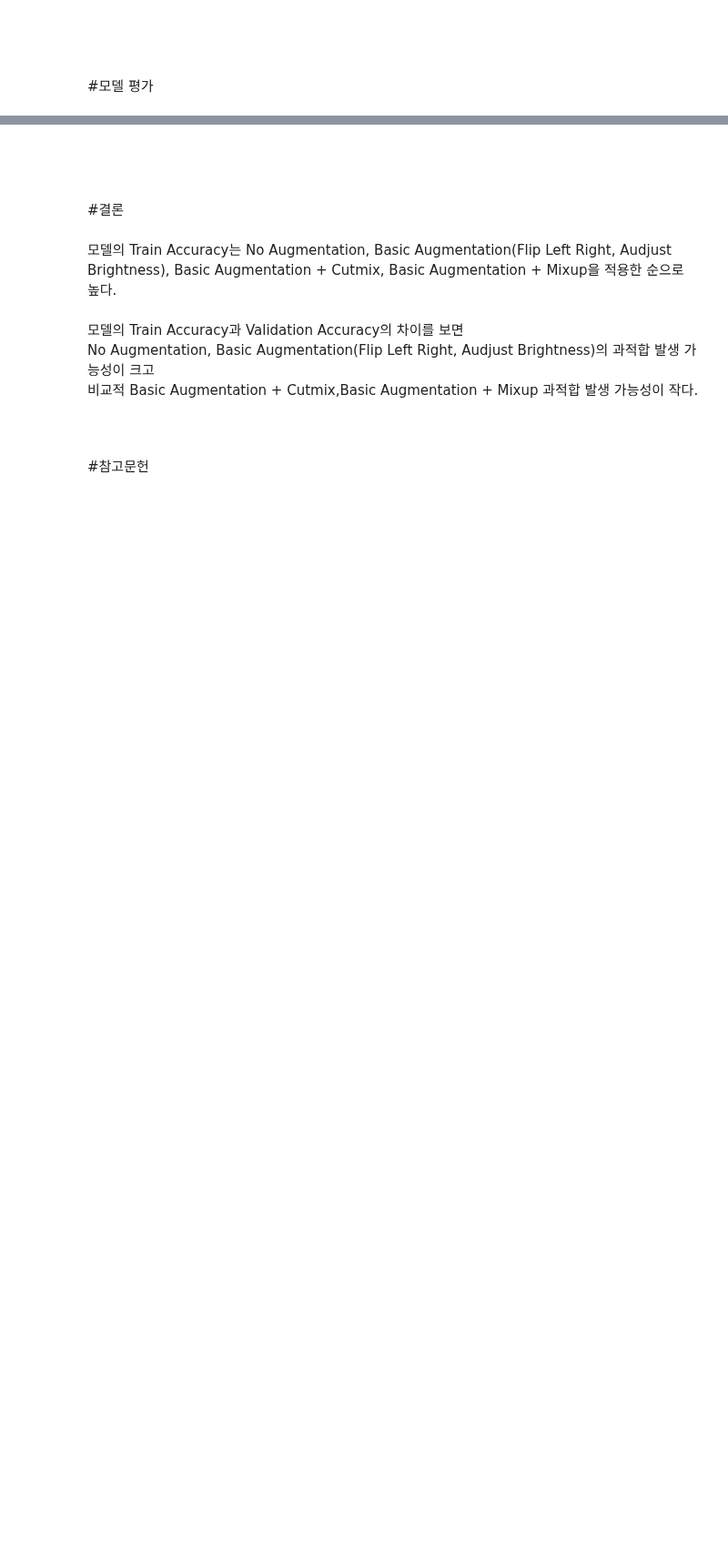
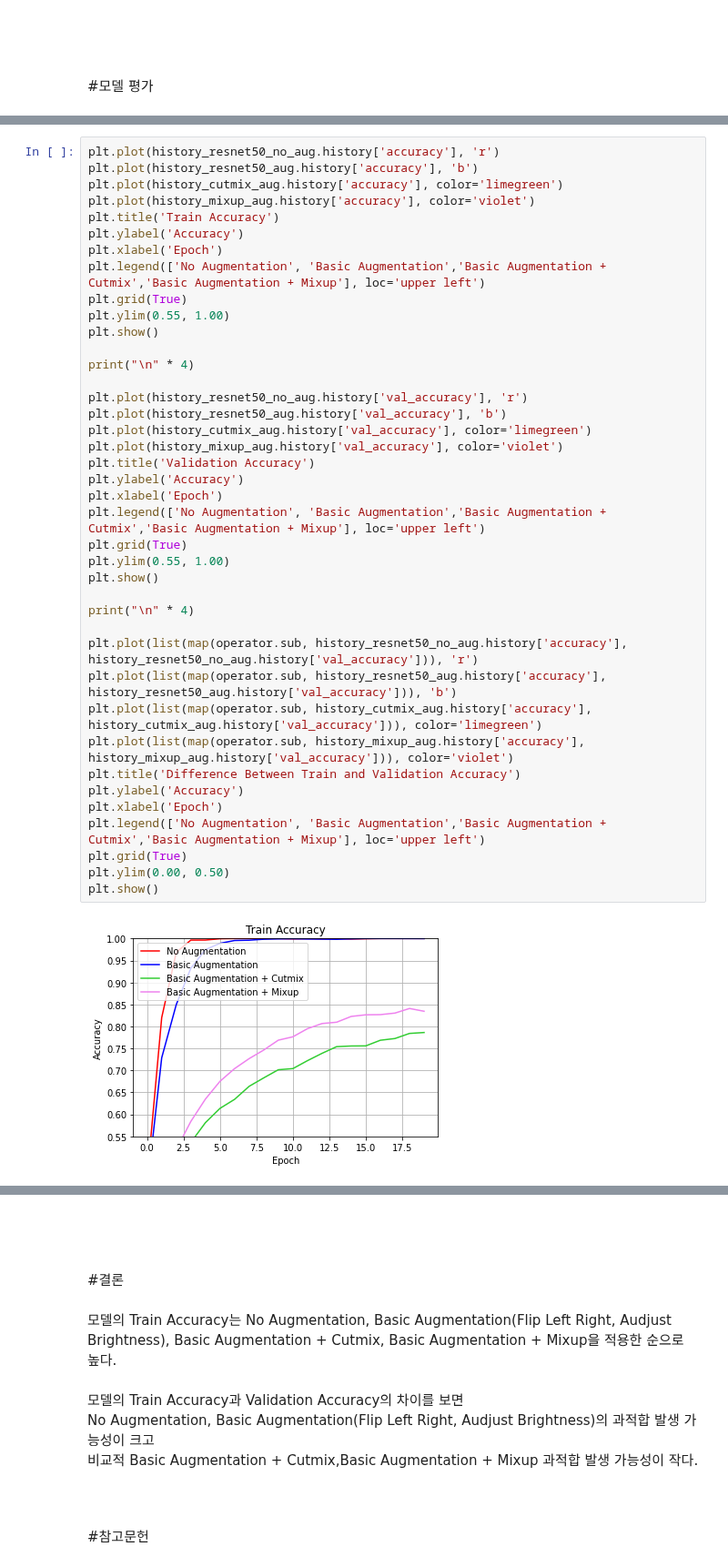
Before and after one commit to minseok0809/aiffel-ai-project, a Jupyter notebook: cv-study/[GD_04]Accuracy_Comparison_Data_Augmentation.ipynb, the cells around one changed output, grey strips where cells are left out. Shown at 91% size. Saved outputs shown, nothing was run; the diff lists cells and outputs as text; blank space fills up the shorter version.

```diff
--- a/cv-study/[GD_04]Accuracy_Comparison_Data_Augmentation.ipynb
+++ b/cv-study/[GD_04]Accuracy_Comparison_Data_Augmentation.ipynb
@@ -532,0 +489,42 @@ plt.show()
+# %%
+plt.plot(history_resnet50_no_aug.history['accuracy'], 'r')
+plt.plot(history_resnet50_aug.history['accuracy'], 'b')
+plt.plot(history_cutmix_aug.history['accuracy'], color='limegreen')
+plt.plot(history_mixup_aug.history['accuracy'], color='violet')
+plt.title('Train Accuracy')
+plt.ylabel('Accuracy')
+plt.xlabel('Epoch')
+plt.legend(['No Augmentation', 'Basic Augmentation','Basic Augmentation + Cutmix','Basic Augmentation + Mixup'], loc='upper left')
+plt.grid(True)
+plt.ylim(0.55, 1.00)
+plt.show()
+
+print("\n" * 4)
+
+plt.plot(history_resnet50_no_aug.history['val_accuracy'], 'r')
+plt.plot(history_resnet50_aug.history['val_accuracy'], 'b')
+plt.plot(history_cutmix_aug.history['val_accuracy'], color='limegreen')
+plt.plot(history_mixup_aug.history['val_accuracy'], color='violet')
+plt.title('Validation Accuracy')
+plt.ylabel('Accuracy')
+plt.xlabel('Epoch')
+plt.legend(['No Augmentation', 'Basic Augmentation','Basic Augmentation + Cutmix','Basic Augmentation + Mixup'], loc='upper left')
+plt.grid(True)
+plt.ylim(0.55, 1.00)
+plt.show()
+
+print("\n" * 4)
+
+plt.plot(list(map(operator.sub, history_resnet50_no_aug.history['accuracy'],  history_resnet50_no_aug.history['val_accuracy'])), 'r')
+plt.plot(list(map(operator.sub, history_resnet50_aug.history['accuracy'],  history_resnet50_aug.history['val_accuracy'])), 'b')
+plt.plot(list(map(operator.sub, history_cutmix_aug.history['accuracy'],  history_cutmix_aug.history['val_accuracy'])), color='limegreen')
+plt.plot(list(map(operator.sub, history_mixup_aug.history['accuracy'],  history_mixup_aug.history['val_accuracy'])), color='violet')
+plt.title('Difference Between Train and Validation Accuracy')
+plt.ylabel('Accuracy')
+plt.xlabel('Epoch')
+plt.legend(['No Augmentation', 'Basic Augmentation','Basic Augmentation + Cutmix','Basic Augmentation + Mixup'], loc='upper left')
+plt.grid(True)
+plt.ylim(0.00, 0.50)
+plt.show()
+# %% [output]
+[figure, added]
```
Also changed, not shown: parts of 2 cells of this notebook.
